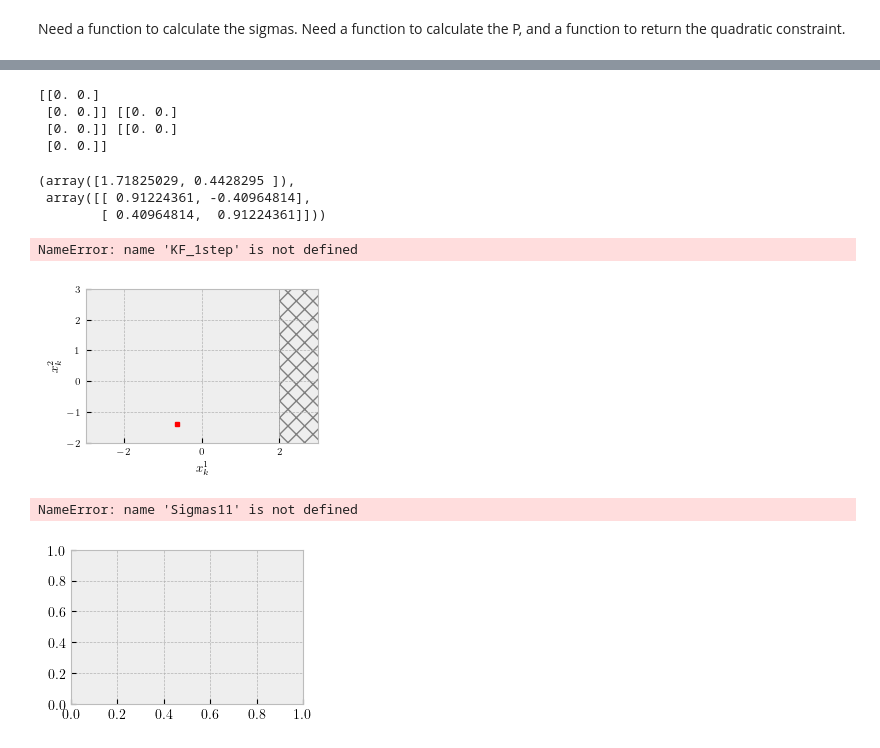
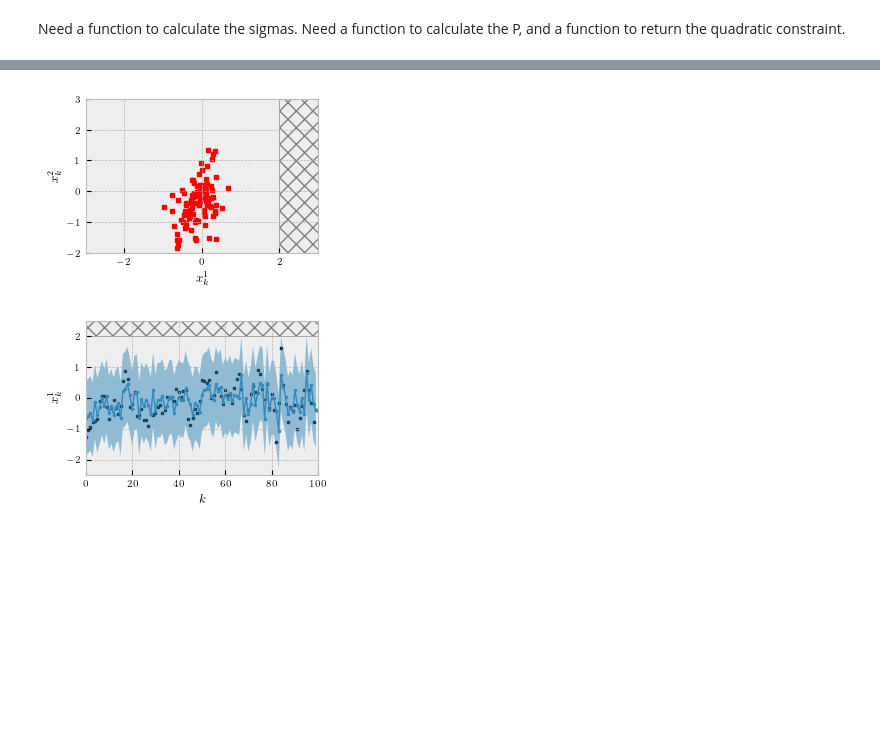
Before and after one commit to msramada/State-Selection-Algorithm, a Jupyter notebook: SSA_LinearCase/LinearCase.ipynb, the cells around one changed output, grey strips where cells are left out. Cells and saved outputs as stored; diff of their text form; code cells hidden in the pictures; blank space fills up the shorter version.

```diff
--- a/SSA_LinearCase/LinearCase.ipynb
+++ b/SSA_LinearCase/LinearCase.ipynb
@@ -175,23 +219,33 @@ for k in range(T_horizon):
     x0_bar = x0_hat
     plt.plot(x0_hat[0],x0_hat[1],'sr',ms=2.5,zorder=1)
     # Construct the optimization problem over xo' and xo'':
-    x0_prime = cp.Variable((n,))
-    constraints = Constraints(F,G,K,T,S,Sigma_x,Sigma_u,x0_bar,x0_prime,uBar,xBar,N,epsilon)
+    x0_prime = cp.Variable((n,1))
+    #constraints = Constraints(F,G,K,T,S,Sigma_x,Sigma_u,x0_bar,x0_prime,uBar,xBar,N,epsilon)
+    #constraints = [-S @ K @ x0_prime <= uBar + S @ K @ x0_bar]
+    objective = cp.Minimize(cp.quad_form(x0_prime, A1) + 2 * x0_bar.T @ A2 @ x0_prime)
+    #constraints = [T @ (x0_prime + x0_bar) <= xBar]
+    constraints = []
+    #for kk in range(1,N+1):
+    #    constraints += [T @ Gamma(F,G,K,kk-1) @ x0_prime <= xBar-np.sqrt((1-epsilon)/epsilon)*np.sqrt(np.diag(T@Sigma_x@T.T).reshape(1,1))-T@matrix_power(F-G@K,kk)@x0_bar]
+    for kk in range(1,N+1):
+        A_constraints = T @ Gamma(F,G,K,kk-1)
+        b_constraints = -T @ matrix_power(F-G@K,kk) @ x0_bar + \
+            xBar-np.sqrt((t-epsilon)/epsilon)*np.sqrt(np.diag(T@Sigma_x@T.T).reshape(t,1))
+        constraints += [A_constraints @ x0_prime <= b_constraints]
 
-    objective = cp.Minimize(cp.quad_form(x0_prime, A1) + 2 * x0_bar.T @ A2 @ x0_prime)
-    #constraints = [cp.quad_form( x0_prime, I1 ) + x0_bar.T @ I2 @ x0_prime <= c - x0_bar.T @ I3 @ x0_bar]
+
+
+    #constraints += [cp.quad_form( x0_prime, I1 ) + x0_bar.T @ I2 @ x0_prime <= c - x0_bar.T @ I3 @ x0_bar]
     prob = cp.Problem(objective,constraints)#)#, constraints)
     # The optimal objective value is returned by `prob.solve()`.
     result = prob.solve()
     # The optimal value for x is stored in `x.value`.
     x0star = x0_prime.value
-    x0_prime_rec[:,k] = x0star
-    u = 1 * np.array((K @ x0star).reshape(1,1)) + np.array((K @ x0_hat).reshape(1,1))
-    u = np.array((K @ x0_hat).reshape(1,1))
-    u = -u
+    #if x0_hat[1] >= 0:
+    #    x0star[1] = -x0_hat[1]
+    x0_prime_rec[:,k] = x0star.squeeze()
+    u = - K @ (0*x0star + x0_hat)
     x0_true, y0 = x_true_update(x0_true,F,G,u,H,Sigma_w,Sigma_v)
-
-    #y1s[k]=y1
     plt.plot(x0star[0]+x0_hat[0],x0star[1]+x0_hat[1],'*b',ms=2,zorder=2)
     x0_hat = x_hat_update(y0,F,G,H,L,x0_hat,u)
 
@@ -231,16 +280,3 @@ array([[-0.74641555,         nan,         nan,         nan,         nan,
-# %%
-print(I1,I2,I3)
-# %% [output]
-[[0. 0.]
- [0. 0.]] [[0. 0.]
- [0. 0.]] [[0. 0.]
- [0. 0.]]
-# %%
-np.linalg.eig(Sigma_x)
-# %% [output]
-(array([1.71825029, 0.4428295 ]),
- array([[ 0.91224361, -0.40964814],
-        [ 0.40964814,  0.91224361]]))
 # %%
 # Plotting
 #With particle filter conditional mean
@@ -258,48 +294,46 @@ plt.ylim([-2, 3])
 
 # Initialize algorithm
 Sigmapp0 = Sigma_x0
-xpp0 = mu_x0
+x0_hat = mu_x0
 x0_true=np.sqrt(Sigma_x0)@np.random.randn(n,1)+mu_x0
 y1s=np.full((T_horizon,),np.nan)
 for k in range(T_horizon):
-    plt.plot(xpp0[0],xpp0[1],'sr',ms=3,zorder=1)
+    plt.plot(x0_hat[0],x0_hat[1],'sr',ms=3,zorder=1)
     # Construct the problem.
-    u = np.array((K@xpp0).reshape(1,1))
-    x0_true, y1 = x_true_update(x0_true,F,G,u,H,Sigma_w,Sigma_v)
+    u = -np.array((K @ x0_hat).reshape(1,1))
+    x0_true, y0 = x_true_update(x0_true,F,G,u,H,Sigma_w,Sigma_v)
     #y1s[k]=y1
-    xpp0, Sigmapp0 = KF_1step(y1,Sigma_w,Sigma_v,F,G,H,Sigmapp0,xpp0,u)
+    x0_hat = x_hat_update(y0,F,G,H,L,x0_hat,u)
     #plt.plot(x0_true[0],x0_true[1],'.k')
 
 plt.savefig('figs/LinearStateSpaceLQROnly.pdf',bbox_inches ="tight")
 plt.show()
 # %% [output]
-NameError: name 'KF_1step' is not defined
-[figure, old version]
+[figure, new version]
 # %%
 plt.style.use('bmh')
 fig= plt.figure(figsize=(3.0,2.0))
 rectangle = plt.Rectangle((-1,2), 200, 20, fc='None',ec="grey", hatch='xx',zorder=1)
 plt.gca().add_patch(rectangle)
-sigmas=np.sqrt(Sigmas11).reshape(T_horizon,)
+sigmas=np.sqrt(Sigma_x)[0,0]
 k=range(T_horizon)
-x=x0_hat_rec.reshape(T_horizon,)
+x=x0_hat_rec[0,:].reshape(T_horizon,)
 nn=2
 y1 = x-nn*sigmas
 y2 = x+nn*sigmas
 
 # plot
 plt.xticks(fontsize=7)
 plt.yticks(fontsize=7)
 plt.xlabel('$k$', fontsize=9)
 plt.ylabel('$x^1_k$', fontsize=9)
 
 plt.fill_between(k, y1, y2, alpha=.5, linewidth=0)
 plt.plot(k, x, '-o', ms=1.5 , linewidth=1)
-plt.plot(k,x0_true_rec,'sk',ms=2,linewidth=1,zorder=0)
+plt.plot(k,x0_true_rec[0,:],'sk',ms=2,linewidth=1,zorder=0)
 plt.xlim([0, 100])
 plt.ylim([-2.5, 2.5])
 plt.savefig('figs/Linear2Sigmas.pdf',bbox_inches ="tight")
 plt.show()
 # %% [output]
-NameError: name 'Sigmas11' is not defined
-[figure, old version]
+[figure, new version]
```
Also changed, not shown: parts of 8 cells of this notebook, 3 other files.
